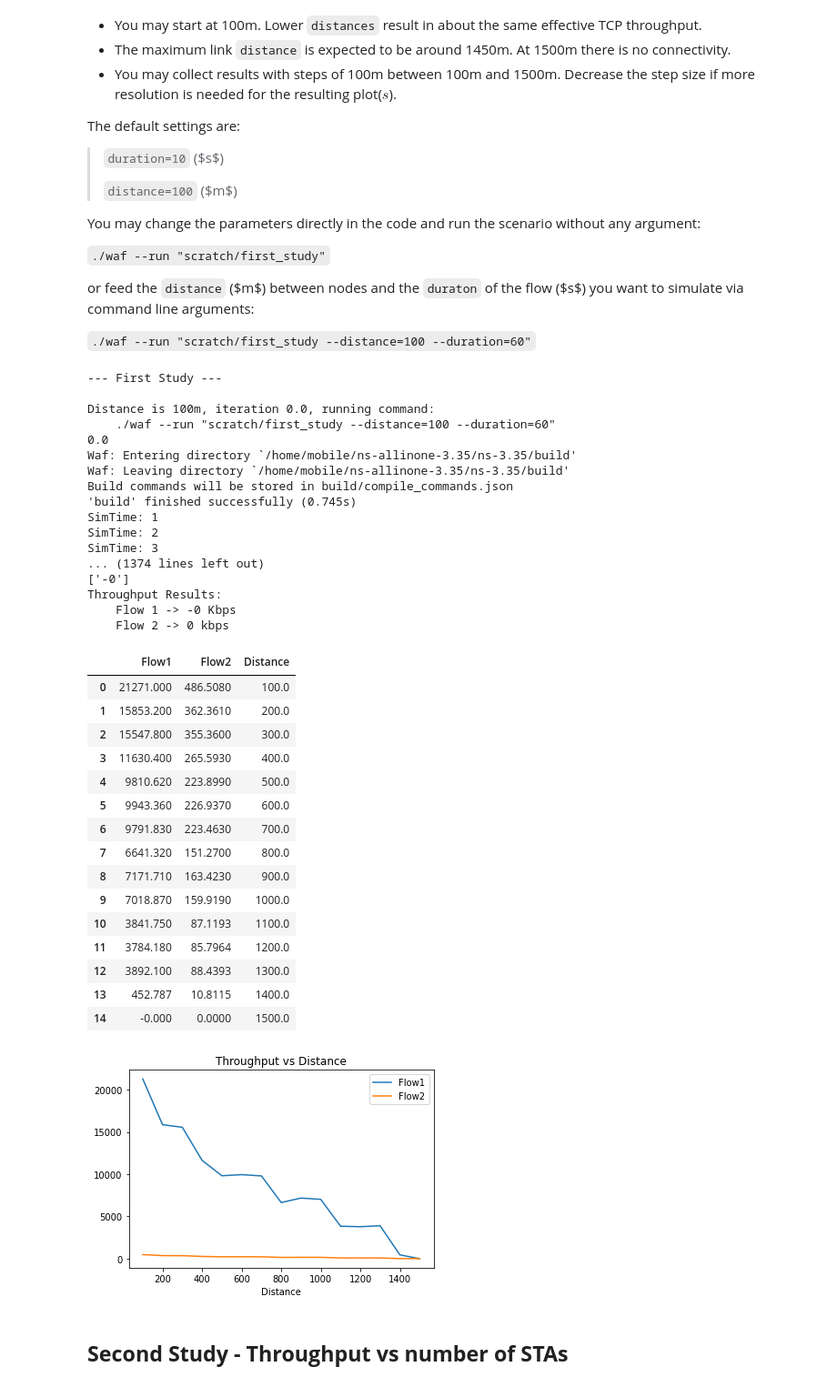
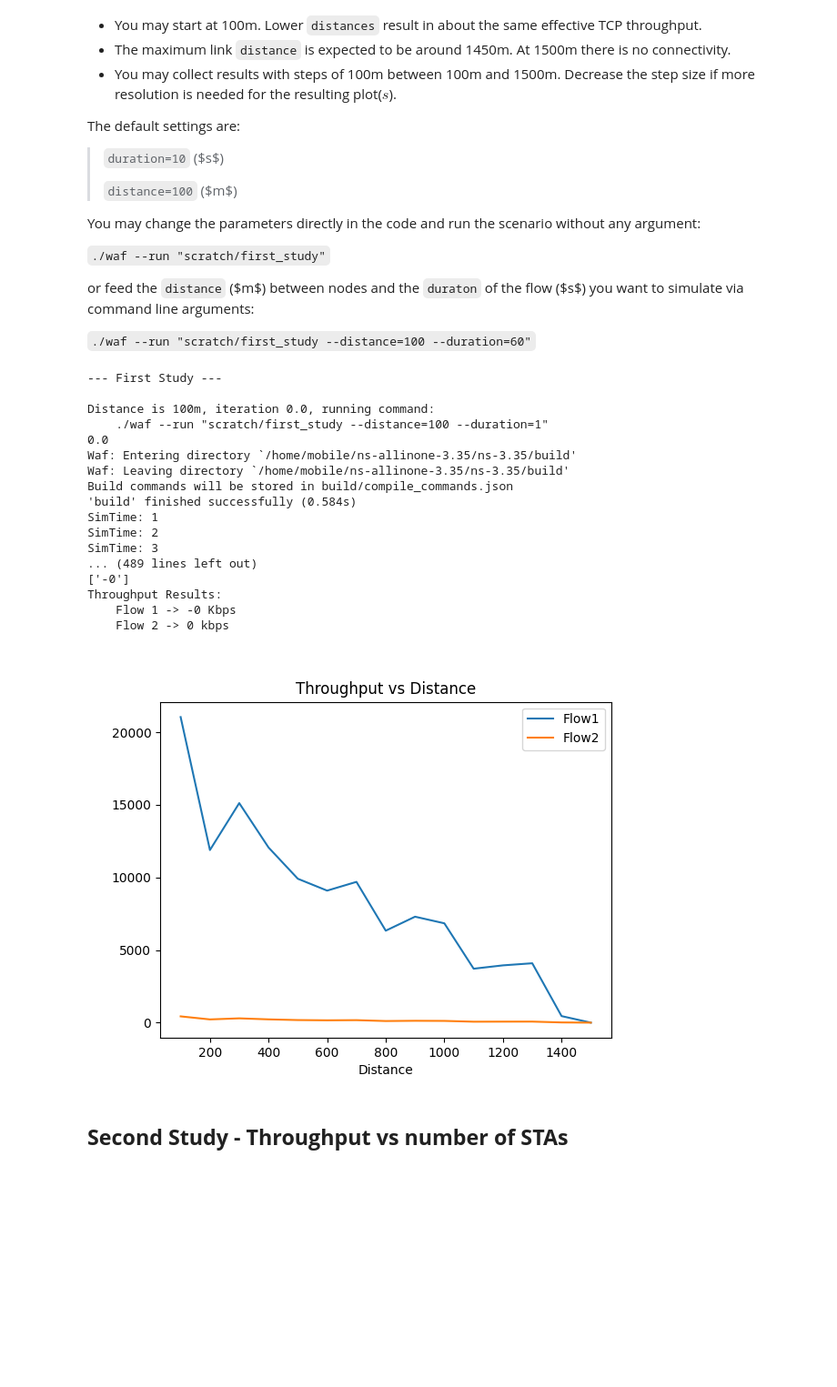
Before and after one commit to martinhofigueiredo/COMO, a Jupyter notebook: Lab4/Lab4.ipynb, the cells around one changed output. Shown: that part at 91% size. Saved outputs shown, nothing was run; the diff lists cells and outputs as text; code cells hidden in the pictures; blank space fills up the shorter version.

```diff
--- a/Lab4/Lab4.ipynb
+++ b/Lab4/Lab4.ipynb
@@ -109,43 +109,27 @@ def first_study(start=100,stop=1500,step=100,duration=60, manual=False):
     df[:] = df[:].astype(float)
     df.plot(x='Distance', kind='line', y=["Flow1","Flow2"], title='Throughput vs Distance')
     return(df)
-# %%
-first_study()
-# %% [output]
---- First Study ---
-
-Distance is 100m, iteration 0.0, running command:
-    ./waf --run "scratch/first_study --distance=100 --duration=60"
-0.0
-Waf: Entering directory `/home/mobile/ns-allinone-3.35/ns-3.35/build'
-Waf: Leaving directory `/home/mobile/ns-allinone-3.35/ns-3.35/build'
-Build commands will be stored in build/compile_commands.json
-'build' finished successfully (0.745s)
-SimTime: 1
-SimTime: 2
-SimTime: 3
-... (1374 lines left out)
-['-0']
-Throughput Results:
-    Flow 1 -> -0 Kbps
-    Flow 2 -> 0 kbps
-|  | Flow1 | Flow2 | Distance |
-| 0 | 21271.000 | 486.5080 | 100.0 |
-| 1 | 15853.200 | 362.3610 | 200.0 |
-| 2 | 15547.800 | 355.3600 | 300.0 |
-| 3 | 11630.400 | 265.5930 | 400.0 |
-| 4 | 9810.620 | 223.8990 | 500.0 |
-| 5 | 9943.360 | 226.9370 | 600.0 |
-| 6 | 9791.830 | 223.4630 | 700.0 |
-| 7 | 6641.320 | 151.2700 | 800.0 |
-| 8 | 7171.710 | 163.4230 | 900.0 |
-| 9 | 7018.870 | 159.9190 | 1000.0 |
-| 10 | 3841.750 | 87.1193 | 1100.0 |
-| 11 | 3784.180 | 85.7964 | 1200.0 |
-| 12 | 3892.100 | 88.4393 | 1300.0 |
-| 13 | 452.787 | 10.8115 | 1400.0 |
-| 14 | -0.000 | 0.0000 | 1500.0 |
-[figure, removed]
+# %%
+df1 = first_study(duration=1)
+# %% [output]
+--- First Study ---
+
+Distance is 100m, iteration 0.0, running command:
+    ./waf --run "scratch/first_study --distance=100 --duration=1"
+0.0
+Waf: Entering directory `/home/mobile/ns-allinone-3.35/ns-3.35/build'
+Waf: Leaving directory `/home/mobile/ns-allinone-3.35/ns-3.35/build'
+Build commands will be stored in build/compile_commands.json
+'build' finished successfully (0.584s)
+SimTime: 1
+SimTime: 2
+SimTime: 3
+... (489 lines left out)
+['-0']
+Throughput Results:
+    Flow 1 -> -0 Kbps
+    Flow 2 -> 0 kbps
+[figure, added]
 # %% [markdown]
 ## __Second Study - Throughput vs number of STAs__
 # %% [markdown]
```
Also changed, not shown: parts of 7 cells of this notebook.
